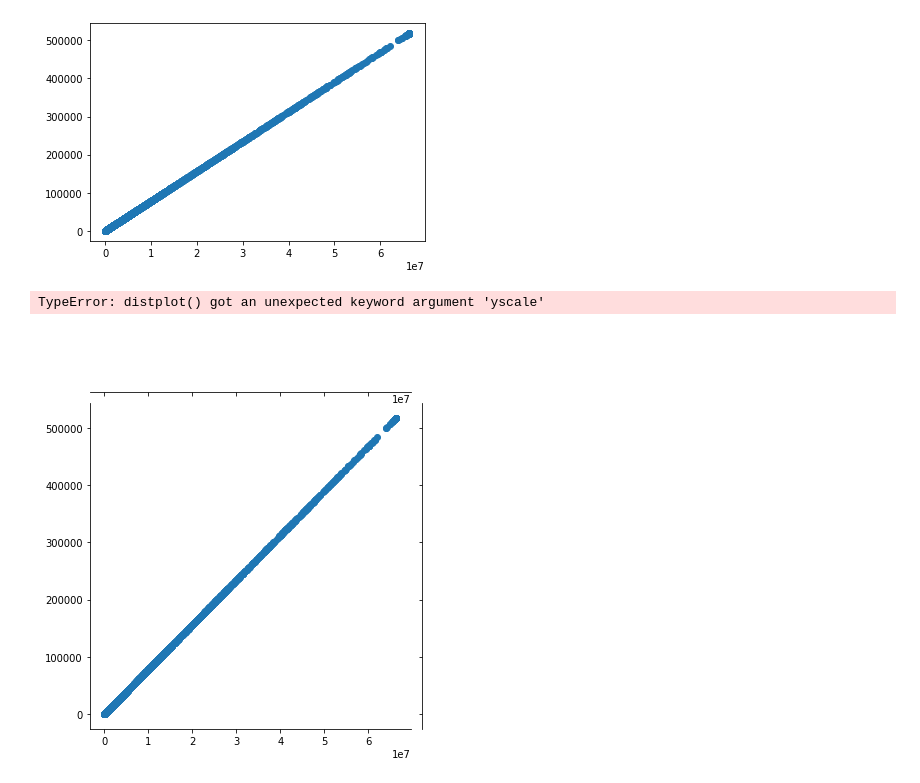
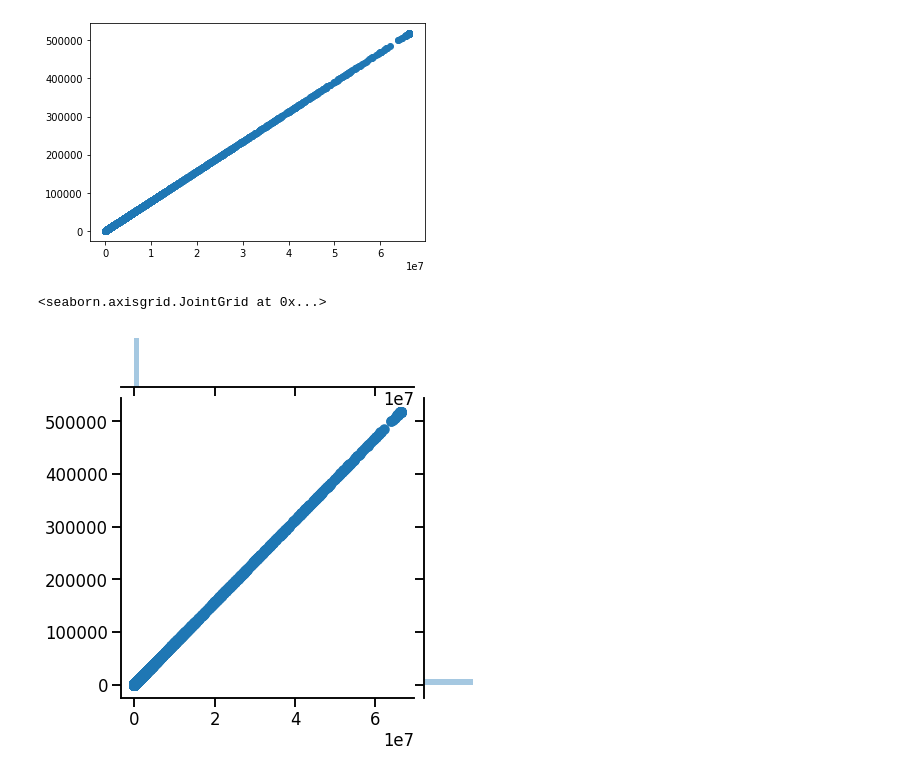
Before and after one commit to lsst-dm/ap_pipe-notebooks, a Jupyter notebook: DM-25930-alert_sizes.ipynb, the cells around one changed output. Cells and saved outputs as stored; diff of their text form; code cells hidden in the pictures.

Commit message:
plot tweaks

```diff
--- a/DM-25930-alert_sizes.ipynb
+++ b/DM-25930-alert_sizes.ipynb
@@ -198,7 +199,6 @@ plt.ylabel('Number of cutouts')
 Text(0, 0.5, 'Number of cutouts')
 [figure]
 # %%
-sns.set_context('talk')
 fig = plt.figure(figsize=(12,8))
 _=plt.hist(pixel_sizes_array,bins=np.logspace(1,3,100),cumulative=True,density=True)
 plt.xscale('log')
@@ -250,5 +248,5 @@ import seaborn as sns
 # %%
-sns.jointplot(pixel_sizes_array**2.,sizes_bytes_array/1024,marginal_kws={'yscale':'log'})
+sns.jointplot(pixel_sizes_array**2.,sizes_bytes_array/1024)#,marginal_kws={'yscale':'log'})
 # %% [output]
-TypeError: distplot() got an unexpected keyword argument 'yscale'
+<seaborn.axisgrid.JointGrid at 0x...>
-[figure, old version]
+[figure, new version]
```
Also changed, not shown: parts of 2 cells of this notebook.
